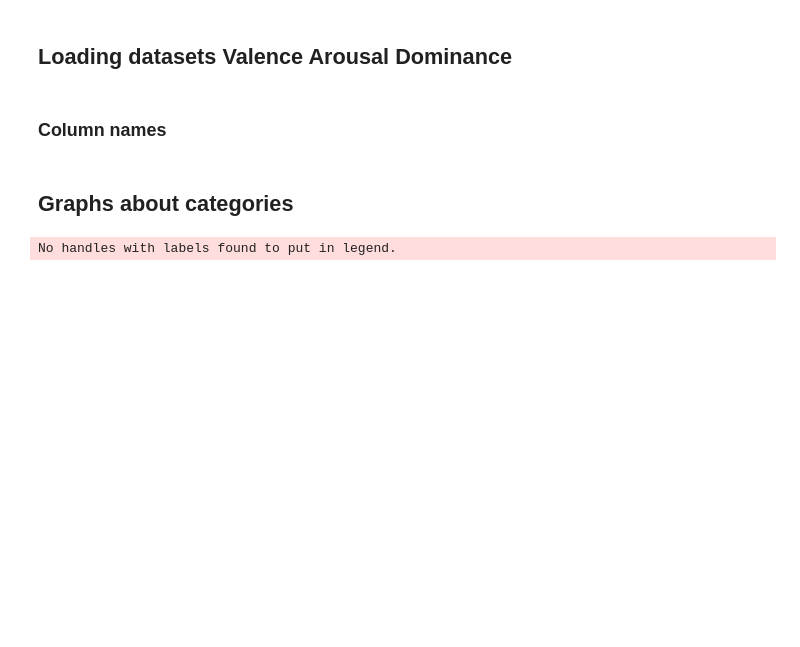
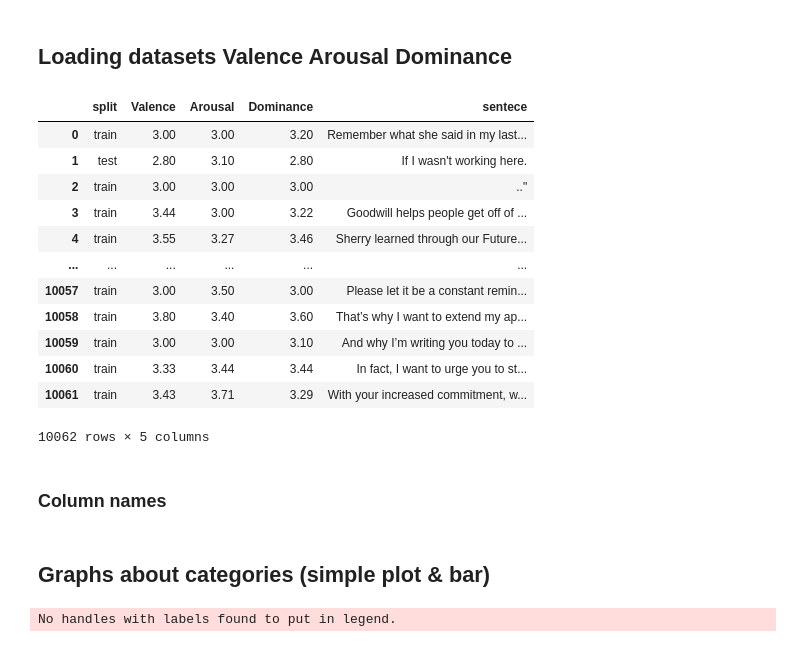
Before and after one commit to aascode/sentiment-analysis-2, a Jupyter notebook: processing/plotting_&_preprocessing_each_word_NLP.ipynb, the cells around one changed output. Cells and saved outputs as stored; diff of their text form; code cells hidden in the pictures; blank space fills up the shorter version.

```diff
--- a/processing/plotting_&_preprocessing_each_word_NLP.ipynb
+++ b/processing/plotting_&_preprocessing_each_word_NLP.ipynb
@@ -580,13 +582,29 @@ df_NRC_VAD_Lexicon = pd.read_csv('./datasets/NRC-VAD-Lexicon.csv', sep='\t')
 # %%
 # by sentence
 df_emobank = pd.read_csv('./datasets/emobank.csv', sep=',', usecols=['split', 'text', 'V', 'A', 'D'])
+# %%
+df_emobank
+# %% [output]
+|  | split | Valence | Arousal | Dominance | sentece |
+| 0 | train | 3.00 | 3.00 | 3.20 | Remember what she said in my last... |
+| 1 | test | 2.80 | 3.10 | 2.80 | If I wasn't working here. |
+| 2 | train | 3.00 | 3.00 | 3.00 | .." |
+| 3 | train | 3.44 | 3.00 | 3.22 | Goodwill helps people get off of ... |
+| 4 | train | 3.55 | 3.27 | 3.46 | Sherry learned through our Future... |
+| ... | ... | ... | ... | ... | ... |
+| 10057 | train | 3.00 | 3.50 | 3.00 | Please let it be a constant remin... |
+| 10058 | train | 3.80 | 3.40 | 3.60 | That’s why I want to extend my ap... |
+| 10059 | train | 3.00 | 3.00 | 3.10 | And why I’m writing you today to ... |
+| 10060 | train | 3.33 | 3.44 | 3.44 | In fact, I want to urge you to st... |
+| 10061 | train | 3.43 | 3.71 | 3.29 | With your increased commitment, w... |
+10062 rows × 5 columns
 # %% [markdown]
 ### Column names
 # %%
 df_NRC_VAD_Lexicon.columns = ['word', 'Valence', 'Arousal', 'Dominance']
 df_emobank.columns = ['split', 'Valence', 'Arousal', 'Dominance', 'sentece']
 # %% [markdown]
-## Graphs about categories
+## Graphs about categories (simple plot & bar)
 # %%
 x = ['not confident',
  'unsure',
```
Also changed, not shown: parts of 51 cells of this notebook.
